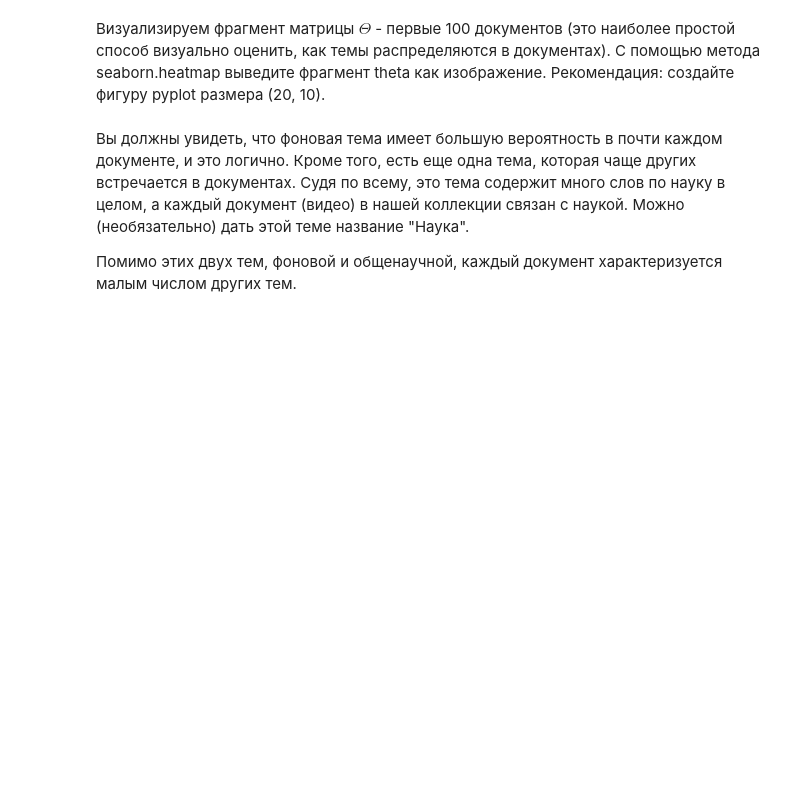
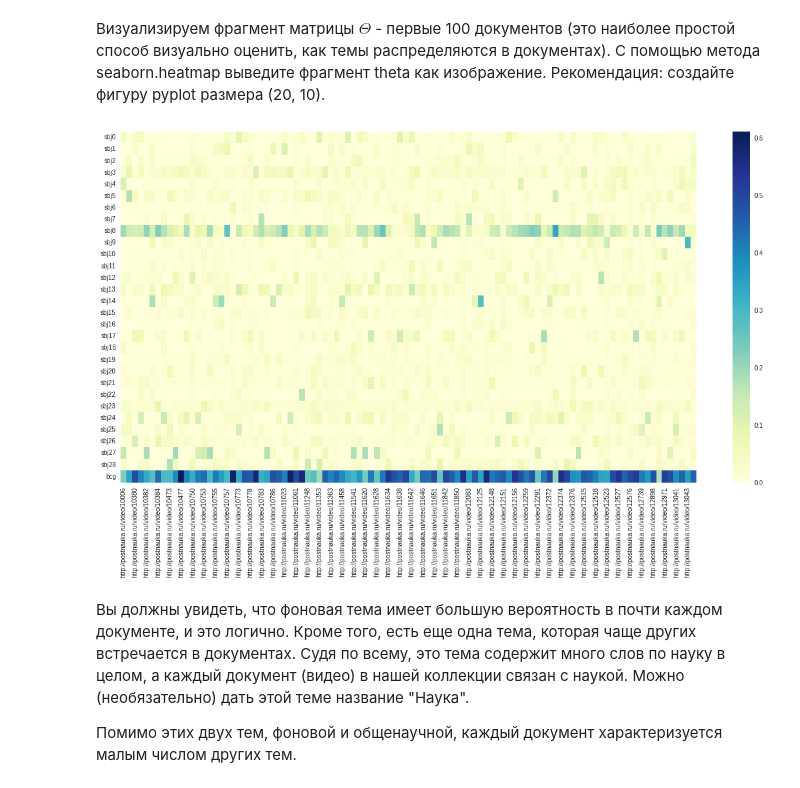
Before and after one commit to furiousteabag/MachineLearningDataAnalysis, a Jupyter notebook: UnsupervisedLearning/4.TopicModeling/BigARTM.ipynb, the cells around one changed output. Drawn from its saved outputs; the diff is of its cells as text; code cells hidden in the pictures; blank space fills up the shorter version.

```diff
--- a/UnsupervisedLearning/4.TopicModeling/BigARTM.ipynb
+++ b/UnsupervisedLearning/4.TopicModeling/BigARTM.ipynb
@@ -60,2 +83,4 @@ topic_names=["sbj"+str(i) for i in range(T-1)]+["bcg"]
+# %%
+model_artm.fit_offline(batch_vectorizer=batch_vectorizer, num_collection_passes=30)
 # %% [markdown]
 Добавьте разреживающий регуляризатор с коэффициентом tau=-1e5, указав название своего словаря, модальность текста в class_ids и все темы "sbjX" в topic_names.
@@ -64,2 +87,12 @@ topic_names=["sbj"+str(i) for i in range(T-1)]+["bcg"]
+# %%
+SSR = artm.SmoothSparsePhiRegularizer(
+    name='SparsePhi2',
+    tau=-100,
+    class_ids="text",
+    topic_names=topic_names[:-1]
+
+)
+SSR.dictionary_name = "dictionary"
+model_artm.regularizers.add(SSR)
 # %% [markdown]
 Выполните еще 15 проходов по коллекции.
@@ -68,3 +99,5 @@ topic_names=["sbj"+str(i) for i in range(T-1)]+["bcg"]
+# %%
+model_artm.fit_offline(batch_vectorizer=batch_vectorizer, num_collection_passes=15)
 # %% [markdown]
 ##### Интерпретация тем
 # %% [markdown]
@@ -91,4 +201,5 @@ topic_labels = sbj_topic_labels + ["Фоновая тема"]
 Создайте переменные, содержащие две этих матрицы, с помощью методов get_phi и get_theta модели. Назовите переменные theta и phi_a. Выведите формы обеих матриц, чтобы понять, по каким осям стоят темы.
 # %%
 model_artm.theta_columns_naming = "title" # включает именование столбцов Theta их названиями-ссылками, а не внутренними id
-# Ваш код
+phi_a = model_artm.get_phi(class_ids="author")
+theta = model_artm.get_theta()
@@ -99,3 +245,9 @@ model_artm.theta_columns_naming = "title" # включает именовани
+# %%
+plt.figure(figsize=(20, 10))
+seaborn.heatmap(data=theta.iloc[:,:100], cmap='YlGnBu')
+plt.show()
+# %% [output]
+[figure, added]
 # %% [markdown]
 Вы должны увидеть, что фоновая тема имеет большую вероятность в почти каждом документе, и это логично. Кроме того, есть еще одна тема, которая чаще других встречается в документах. Судя по всему, это тема содержит много слов по науку в целом, а каждый документ (видео) в нашей коллекции связан с наукой. Можно (необязательно) дать этой теме название "Наука".
 
```
Also changed, not shown: parts of 43 cells of this notebook.
